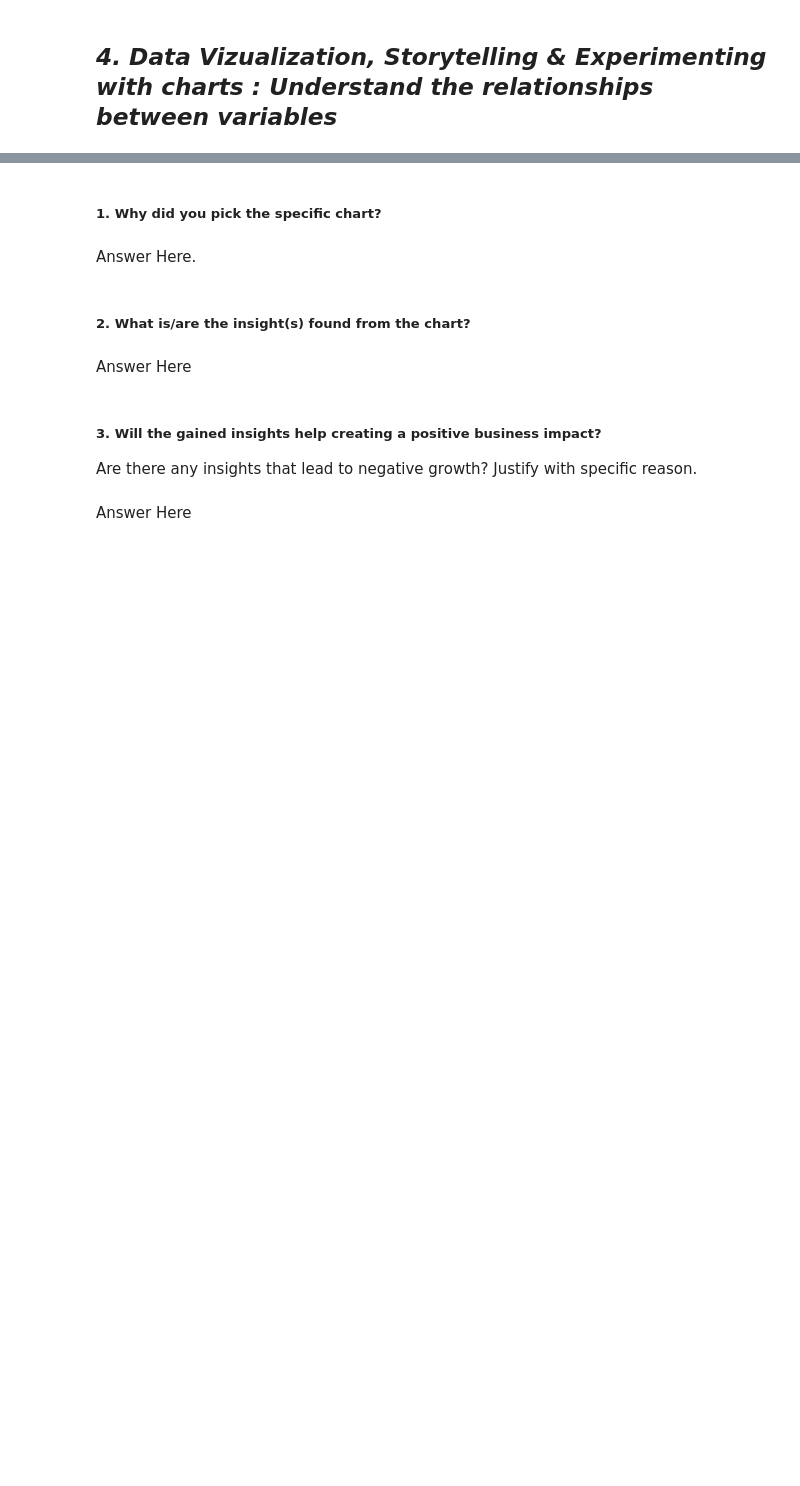
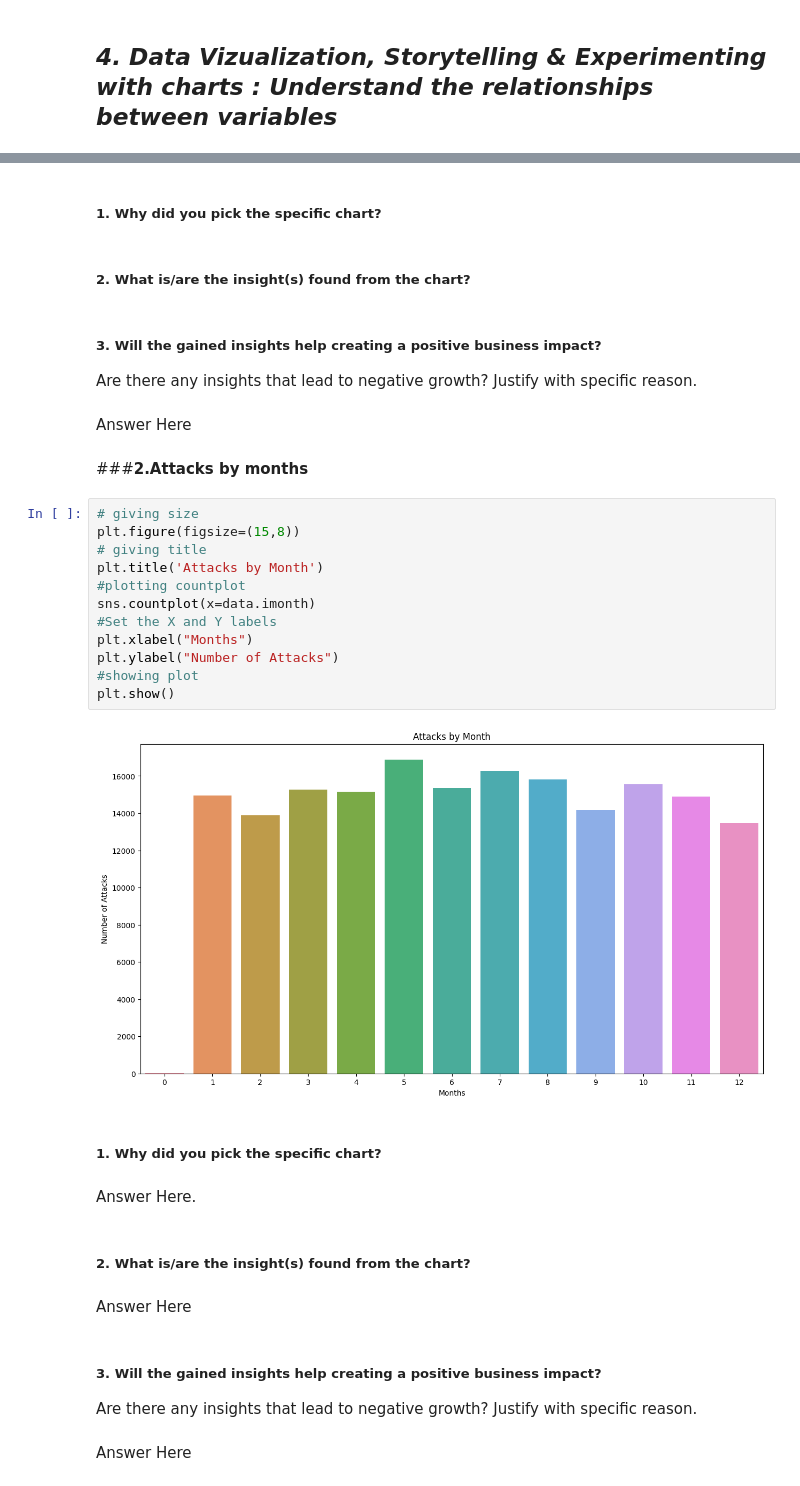
Before and after one commit to vaishnavikaithwas/Global-Terrorism-EDA-Project, a Jupyter notebook: Global_Terrorism_EDA.ipynb, the cells around one changed output, grey strips where cells are left out. Drawn from its saved outputs; the diff is of its cells as text; blank space fills up the shorter version.

```diff
--- a/Global_Terrorism_EDA.ipynb
+++ b/Global_Terrorism_EDA.ipynb
@@ -433,3 +461,28 @@ Answer Here.
+# %% [markdown]
+##### 1. Why did you pick the specific chart?
+# %% [markdown]
+##### 2. What is/are the insight(s) found from the chart?
+# %% [markdown]
+##### 3. Will the gained insights help creating a positive business impact?
+Are there any insights that lead to negative growth? Justify with specific reason.
+# %% [markdown]
+Answer Here
+# %% [markdown]
+###**2.Attacks by months**
+# %%
+# giving size
+plt.figure(figsize=(15,8))
+# giving title
+plt.title('Attacks by Month')
+#plotting countplot
+sns.countplot(x=data.imonth)
+#Set the X and Y labels
+plt.xlabel("Months")
+plt.ylabel("Number of Attacks")
+#showing plot
+plt.show()
+# %% [output]
+[figure, added]
 # %% [markdown]
 ##### 1. Why did you pick the specific chart?
 # %% [markdown]
```
Also changed, not shown: parts of 24 cells of this notebook.
